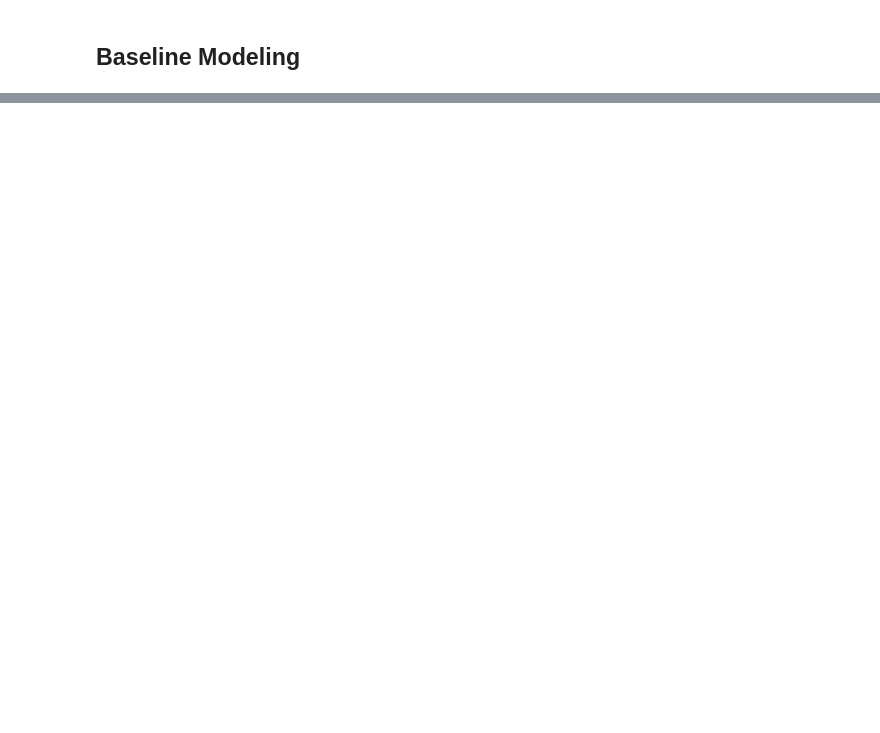
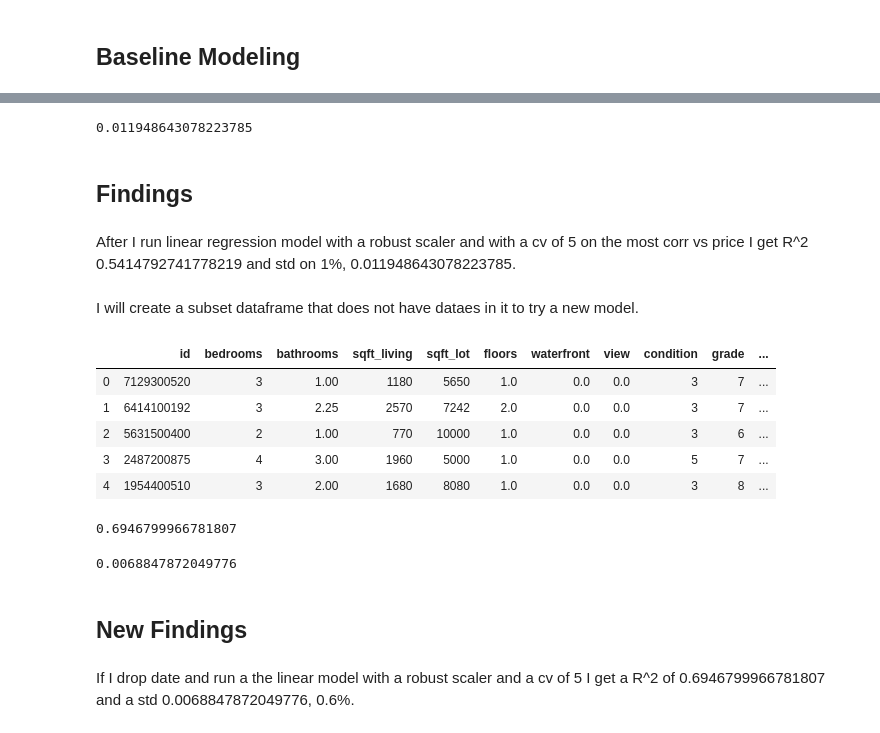
Before and after one commit to ezgigm/Project_2, a Jupyter notebook: Bois Book.ipynb, the cells around one changed output, grey strips where cells are left out. Saved outputs shown, nothing was run; the diff lists cells and outputs as text; code cells hidden in the pictures; blank space fills up the shorter version.

```diff
--- a/Bois Book.ipynb
+++ b/Bois Book.ipynb
@@ -419,0 +472,21 @@ Before droping anything lets see how a model will perform on the most correlated
+# %%
+preds['test_score'].std() # standard deviataion of R^2 scores
+# %% [output]
+0.011948643078223785
+# %% [markdown]
+## Findings
+# %% [markdown]
+After I run linear regression model with a robust scaler and with a cv of 5 on the most corr vs price I get R^2 0.5414792741778219 and std on 1%, 0.011948643078223785.
+# %% [markdown]
+I will create a subset dataframe that does not have dataes in it to try a new model.
+# %%
+X = df.drop(columns=['price', 'date']) # dropping unwanted column and target column
+# %%
+X.head() # viewing dataset that includes all columns but the two dropped
+# %% [output]
+|  | id | bedrooms | bathrooms | sqft_living | sqft_lot | floors | waterfront | view | condition | grade | ... |
+| 0 | 7129300520 | 3 | 1.00 | 1180 | 5650 | 1.0 | 0.0 | 0.0 | 3 | 7 | ... |
+| 1 | 6414100192 | 3 | 2.25 | 2570 | 7242 | 2.0 | 0.0 | 0.0 | 3 | 7 | ... |
+| 2 | 5631500400 | 2 | 1.00 | 770 | 10000 | 1.0 | 0.0 | 0.0 | 3 | 6 | ... |
+| 3 | 2487200875 | 4 | 3.00 | 1960 | 5000 | 1.0 | 0.0 | 0.0 | 5 | 7 | ... |
+| 4 | 1954400510 | 3 | 2.00 | 1680 | 8080 | 1.0 | 0.0 | 0.0 | 3 | 8 | ... |
@@ -419,0 +496,12 @@ Before droping anything lets see how a model will perform on the most correlated
+# %%
+preds['test_score'].mean() # averaging the R^2 score for each cv ran
+# %% [output]
+0.6946799966781807
+# %%
+preds['test_score'].std() # standard deviataion of R^2 scores
+# %% [output]
+0.0068847872049776
+# %% [markdown]
+## New Findings
+# %% [markdown]
+ If I drop date and run a the linear model with a robust scaler and a cv of 5 I get a R^2 of 0.6946799966781807  and a std 0.0068847872049776,  0.6%.
```
Also changed, not shown: parts of 60 cells of this notebook.
